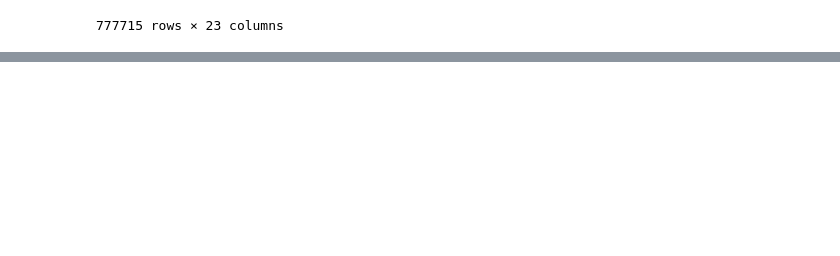
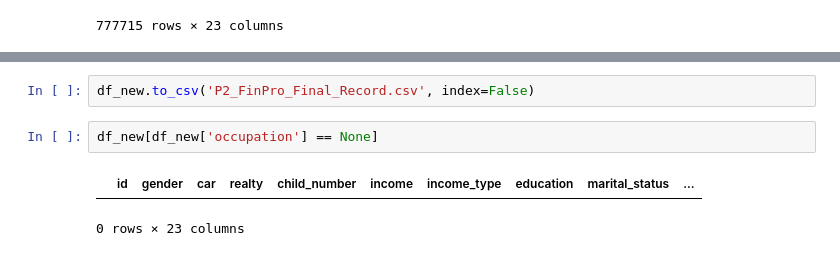
Before and after one commit to yonathanggraiwan/p2-final-project-ftds-028-hck-group-001, a Jupyter notebook: load_data_postgres.ipynb, the cells around one changed output, grey strips where cells are left out. Cells and saved outputs as stored; diff of their text form; blank space fills up the shorter version.

```diff
--- a/load_data_postgres.ipynb
+++ b/load_data_postgres.ipynb
@@ -307,0 +286,7 @@ memory usage: 136.5+ MB
+# %%
+df_new.to_csv('P2_FinPro_Final_Record.csv', index=False)
+# %%
+df_new[df_new['occupation'] == None]
+# %% [output]
+|  | id | gender | car | realty | child_number | income | income_type | education | marital_status | ... |
+0 rows × 23 columns
```
Also changed, not shown: parts of 14 cells of this notebook.
